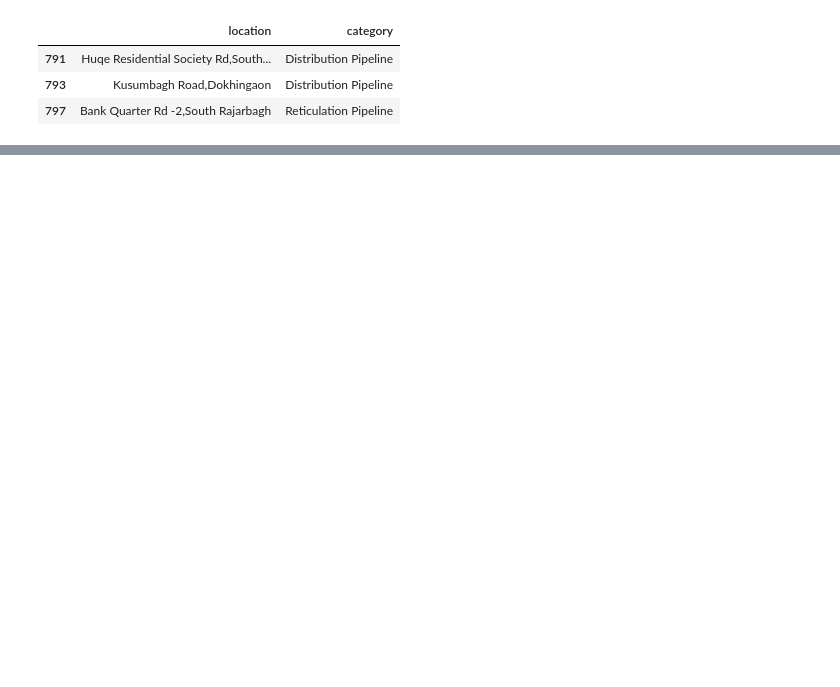
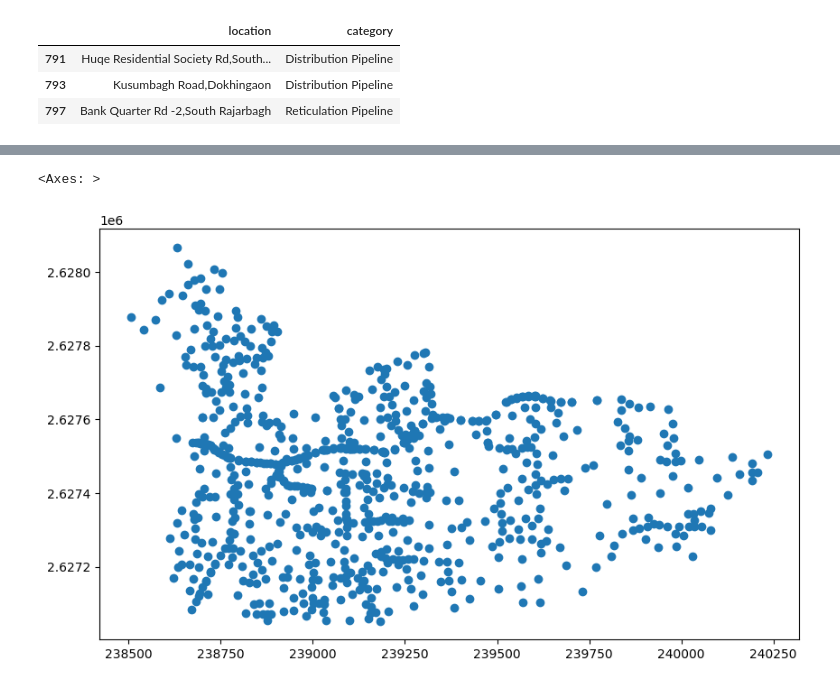
Before and after one commit to dthunn/gis-python, a Jupyter notebook: geopandas/operations.ipynb, the cells around one changed output, grey strips where cells are left out. Saved outputs shown, nothing was run; the diff lists cells and outputs as text; code cells hidden in the pictures; blank space fills up the shorter version.

```diff
--- a/geopandas/operations.ipynb
+++ b/geopandas/operations.ipynb
@@ -91,0 +102,14 @@ pipelines.iloc[[791, 793, 797], [0, 4]]
+# %%
+pipelines.to_crs(epsg=32646, inplace=True) #pyproj
+
+pipelines['length'] = pipelines['geometry'].length
+pipelines['area'] = pipelines['geometry'].area
+pipelines['buffer'] = pipelines['geometry'].buffer(2)
+pipelines['centroid'] = pipelines['geometry'].centroid
+# %%
+pipelines.set_geometry('centroid', inplace=True)
+# %%
+pipelines.plot(figsize = [10,10])
+# %% [output]
+<Axes: >
+[figure, added]
```
Also changed, not shown: parts of 7 cells of this notebook.
